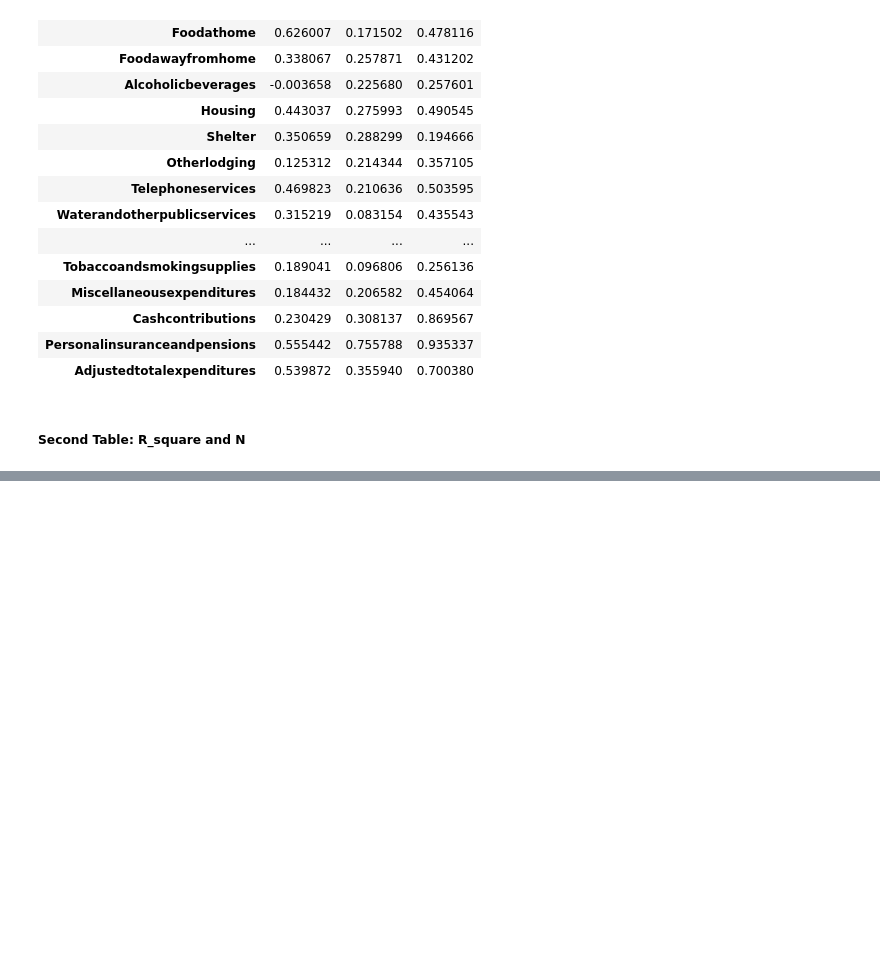
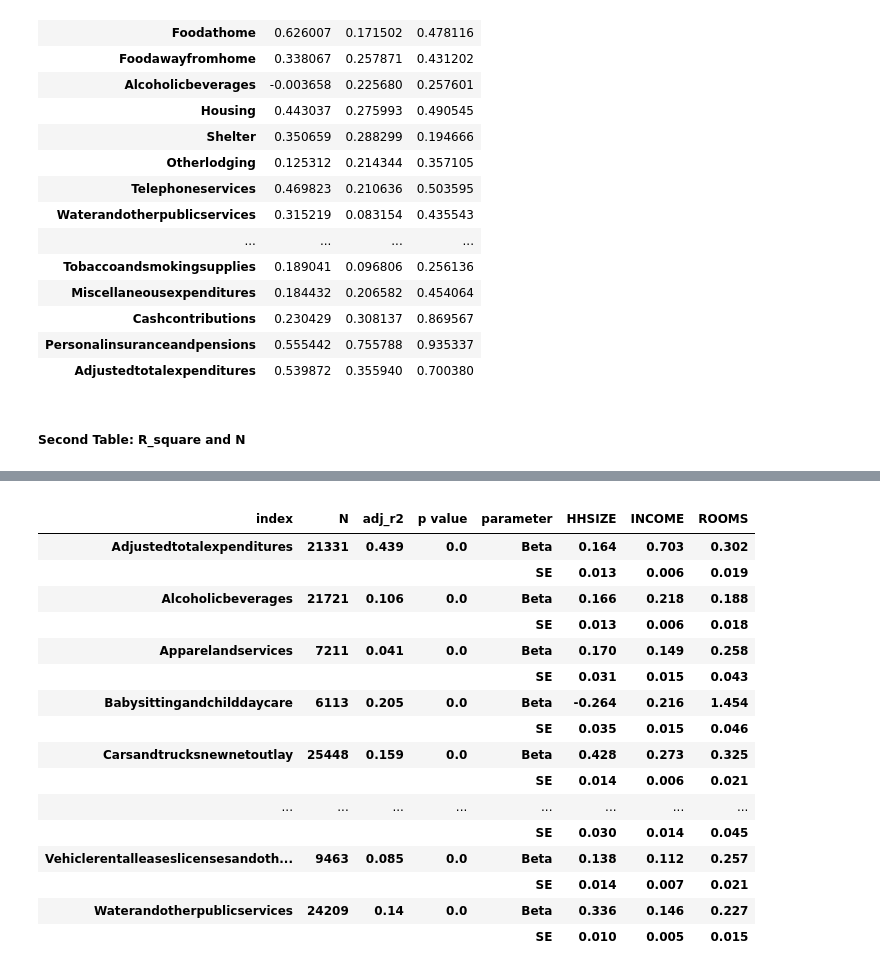
Before and after one commit to WinnieGao/Expenditures, a Jupyter notebook: First model - Income, hhsize, Rooms.ipynb, the cells around one changed output, grey strips where cells are left out. Saved outputs shown, nothing was run; the diff lists cells and outputs as text; code cells hidden in the pictures; blank space fills up the shorter version.

```diff
--- a/First model - Income, hhsize, Rooms.ipynb
+++ b/First model - Income, hhsize, Rooms.ipynb
@@ -201,0 +250,45 @@ R2N.to_csv("R2N.csv")
+# %%
+p_value = np.reshape(p_value, (1, 53))[0]
+# %%
+b_hhsize = [round(x, 3) for x in b_hhsize]
+b_income = [round(x, 3) for x in b_income]
+b_rooms = [round(x, 3) for x in b_rooms]
+se_hhsize = [round(x, 3) for x in se_hhsize]
+se_income = [round(x, 3) for x in se_income]
+se_rooms = [round(x, 3) for x in se_rooms]
+N = [round(x, 0) for x in N]
+adj_r = [round(x, 3) for x in adj_r]
+p_value = [round(x, 5) for x in p_value]
+# %%
+parameter = pd.DataFrame({"parameter": ["Beta"] * 53 + ["SE"] * 53,
+                          "HHSIZE": np.concatenate([b_hhsize, se_hhsize]),
+                          "INCOME": np.concatenate([b_income, se_income]),
+                          "ROOMS": np.concatenate([b_rooms, se_rooms]),
+                          "N": N + [" "] * 53,
+                          "adj_r2": adj_r + [" "] * 53,
+                          "p value": p_value + [" "] * 53,
+                          "index": index[1:107]})
+# %%
+parameter = pd.DataFrame(parameter.groupby(["index", "N", "adj_r2", "p value", "parameter", "HHSIZE", "INCOME", "ROOMS"]).apply(list)).drop([0], axis = 1)
+# %%
+with pd.option_context('display.max_rows', None, 'display.max_columns', None):  # more options can be specified also
+    display(parameter)
+# %% [output]
+|  |  |  |  |  |  |  |  |
+| index | N | adj_r2 | p value | parameter | HHSIZE | INCOME | ROOMS |
+| Adjustedtotalexpenditures | 21331 | 0.439 | 0.0 | Beta | 0.164 | 0.703 | 0.302 |
+|  |  |  |  | SE | 0.013 | 0.006 | 0.019 |
+| Alcoholicbeverages | 21721 | 0.106 | 0.0 | Beta | 0.166 | 0.218 | 0.188 |
+|  |  |  |  | SE | 0.013 | 0.006 | 0.018 |
+| Apparelandservices | 7211 | 0.041 | 0.0 | Beta | 0.170 | 0.149 | 0.258 |
+|  |  |  |  | SE | 0.031 | 0.015 | 0.043 |
+| Babysittingandchilddaycare | 6113 | 0.205 | 0.0 | Beta | -0.264 | 0.216 | 1.454 |
+|  |  |  |  | SE | 0.035 | 0.015 | 0.046 |
+| Carsandtrucksnewnetoutlay | 25448 | 0.159 | 0.0 | Beta | 0.428 | 0.273 | 0.325 |
+|  |  |  |  | SE | 0.014 | 0.006 | 0.021 |
+| ... | ... | ... | ... | ... | ... | ... | ... |
+|  |  |  |  | SE | 0.030 | 0.014 | 0.045 |
+| Vehiclerentalleaseslicensesandoth... | 9463 | 0.085 | 0.0 | Beta | 0.138 | 0.112 | 0.257 |
+|  |  |  |  | SE | 0.014 | 0.007 | 0.021 |
+| Waterandotherpublicservices | 24209 | 0.14 | 0.0 | Beta | 0.336 | 0.146 | 0.227 |
+|  |  |  |  | SE | 0.010 | 0.005 | 0.015 |
```
Also changed, not shown: parts of 10 cells of this notebook, 3 other files.
